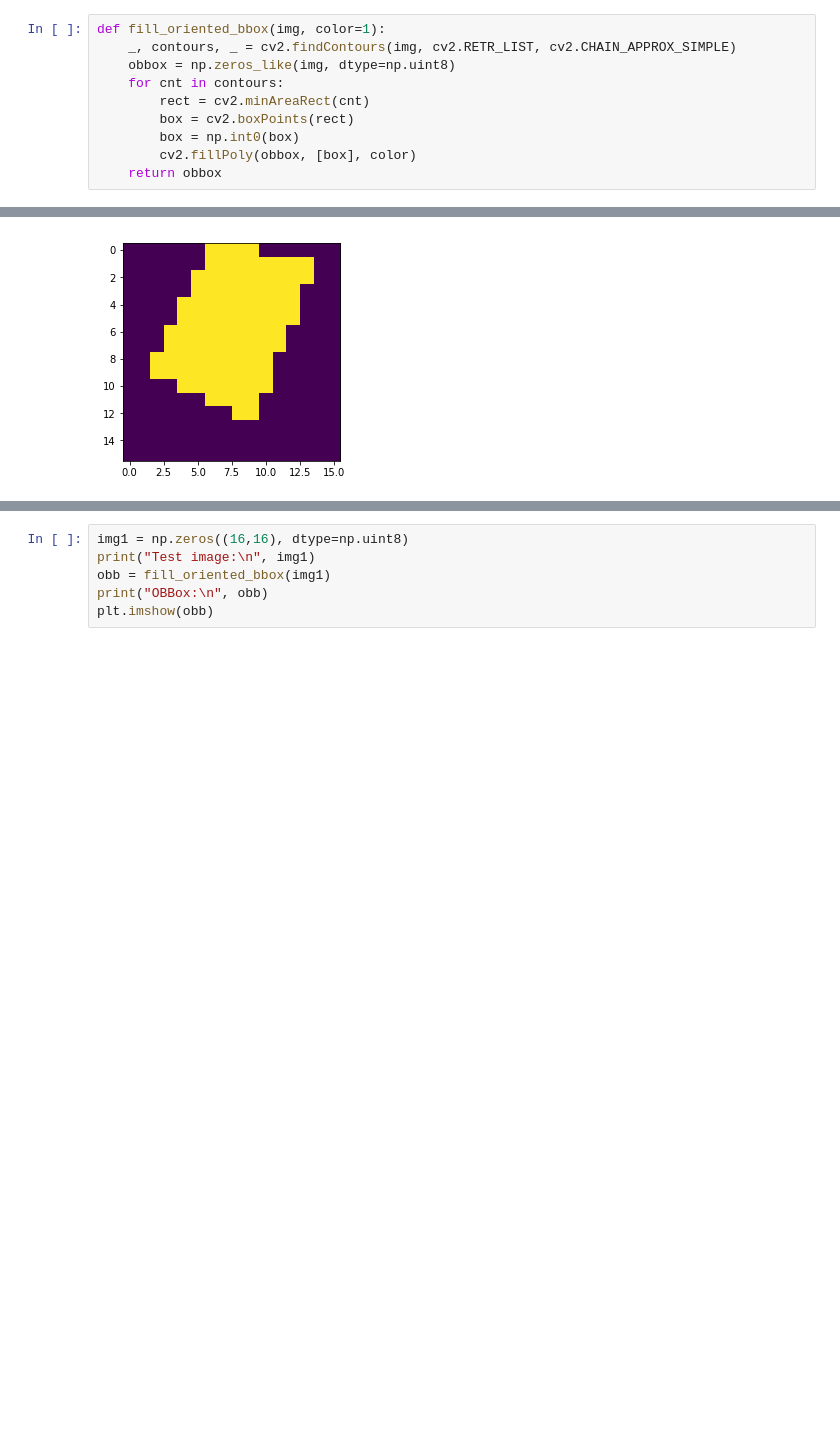
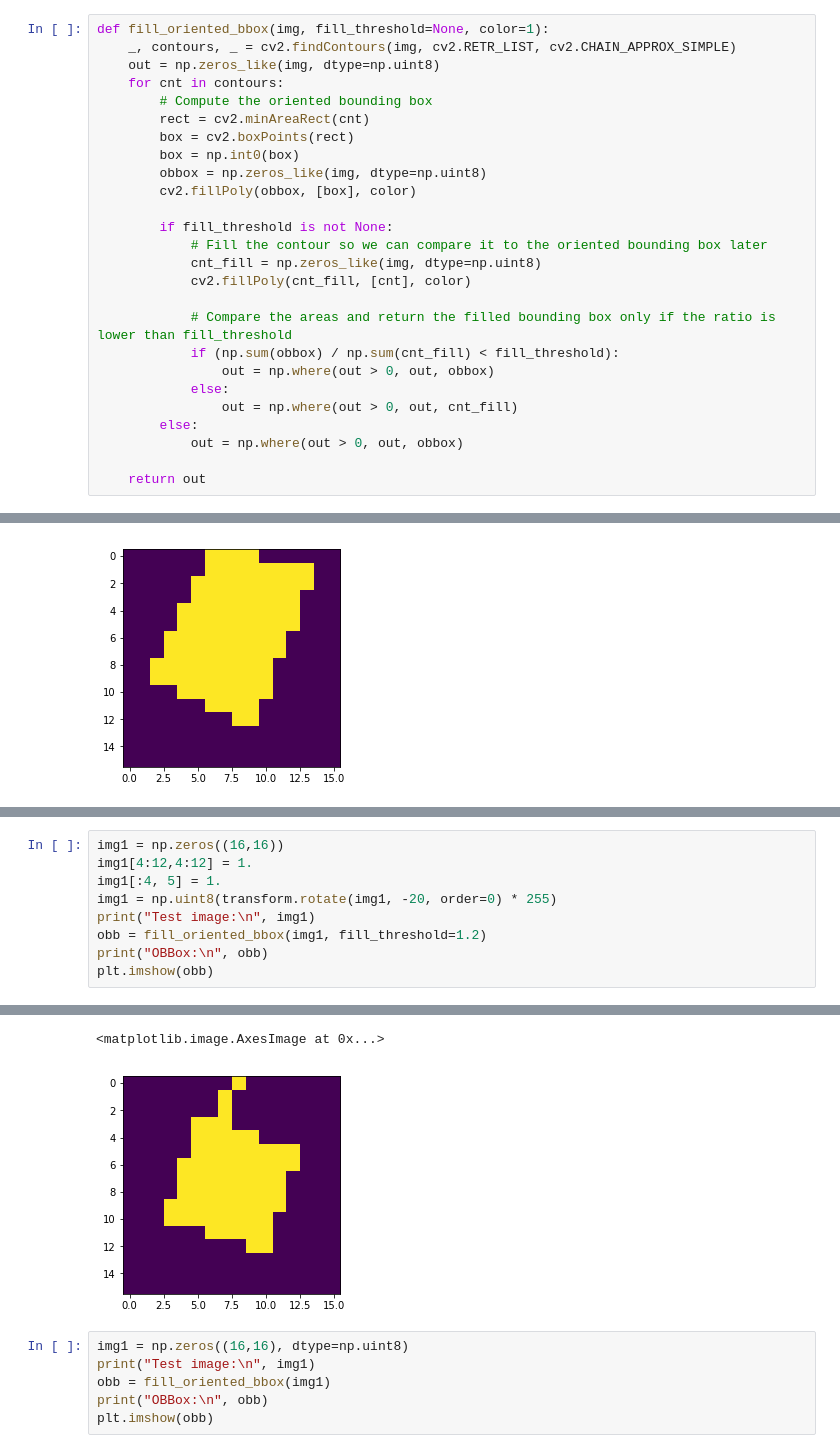
Before and after one commit to davidtvs/kaggle-airbus-ship-detection, a Jupyter notebook: notebooks/fill_oriented_bbox.ipynb, the cells around one changed output, grey strips where cells are left out. Cells and saved outputs as stored; diff of their text form; blank space fills up the shorter version.

```diff
--- a/notebooks/fill_oriented_bbox.ipynb
+++ b/notebooks/fill_oriented_bbox.ipynb
@@ -6,15 +6,31 @@ from skimage import transform
 import matplotlib.pyplot as plt
 import cv2
 # %%
-def fill_oriented_bbox(img, color=1):
+def fill_oriented_bbox(img, fill_threshold=None, color=1):
     _, contours, _ = cv2.findContours(img, cv2.RETR_LIST, cv2.CHAIN_APPROX_SIMPLE)
-    obbox = np.zeros_like(img, dtype=np.uint8)
+    out = np.zeros_like(img, dtype=np.uint8)
     for cnt in contours:
+        # Compute the oriented bounding box
         rect = cv2.minAreaRect(cnt)
         box = cv2.boxPoints(rect)
         box = np.int0(box)
+        obbox = np.zeros_like(img, dtype=np.uint8)
         cv2.fillPoly(obbox, [box], color)
-    return obbox
+
+        if fill_threshold is not None:
+            # Fill the contour so we can compare it to the oriented bounding box later
+            cnt_fill = np.zeros_like(img, dtype=np.uint8)
+            cv2.fillPoly(cnt_fill, [cnt], color)
+
+            # Compare the areas and return the filled bounding box only if the ratio is lower than fill_threshold
+            if (np.sum(obbox) / np.sum(cnt_fill) < fill_threshold):
+                out = np.where(out > 0, out, obbox)
+            else:
+                out = np.where(out > 0, out, cnt_fill)
+        else:
+            out = np.where(out > 0, out, obbox)
+
+    return out
 # %%
 img1 = np.zeros((16,16))
 img1[4:12,4:12] = 1
@@ -74,0 +120,10 @@ Test image:
+# %%
+img1 = np.zeros((16,16))
+img1[4:12,4:12] = 1.
+img1[:4, 5] = 1.
+img1 = np.uint8(transform.rotate(img1, -20, order=0) * 255)
+print("Test image:\n", img1)
+obb = fill_oriented_bbox(img1, fill_threshold=1.2)
+print("OBBox:\n", obb)
+plt.imshow(obb)
+# %% [output]
@@ -75,3 +147,5 @@ Test image:
+<matplotlib.image.AxesImage at 0x...>
+[figure, added]
 # %%
 img1 = np.zeros((16,16), dtype=np.uint8)
 print("Test image:\n", img1)
```
Also changed, not shown: parts of 5 cells of this notebook, 1 other file.
